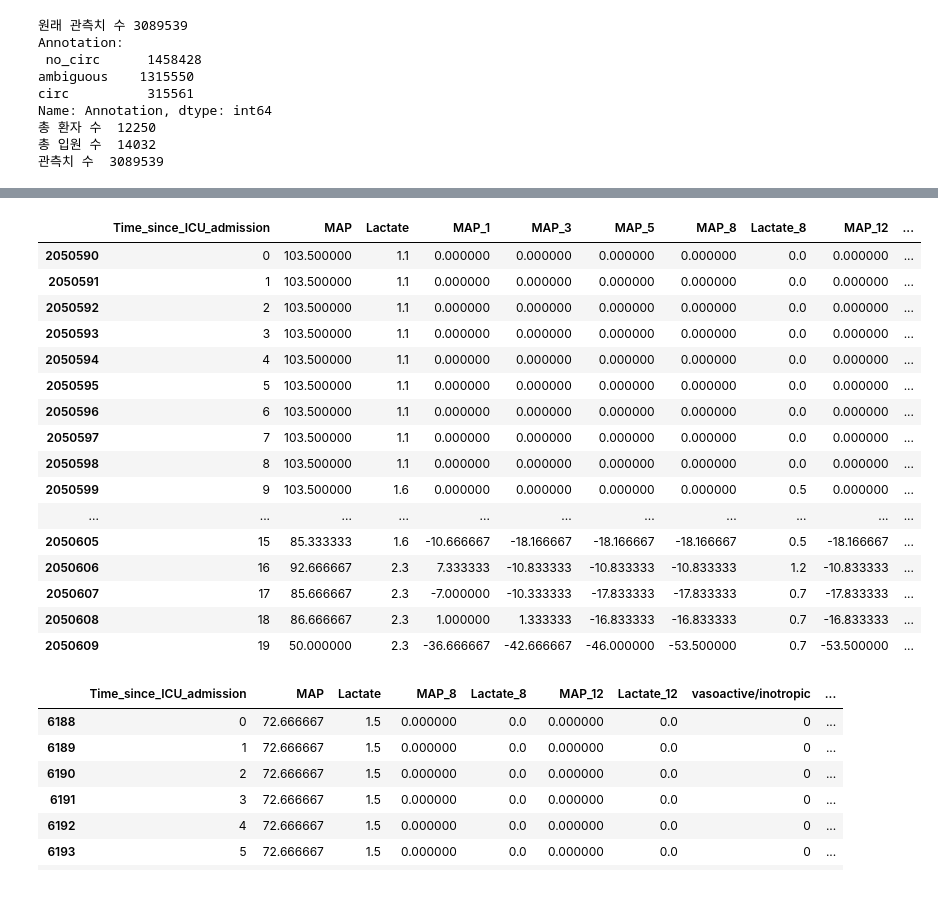
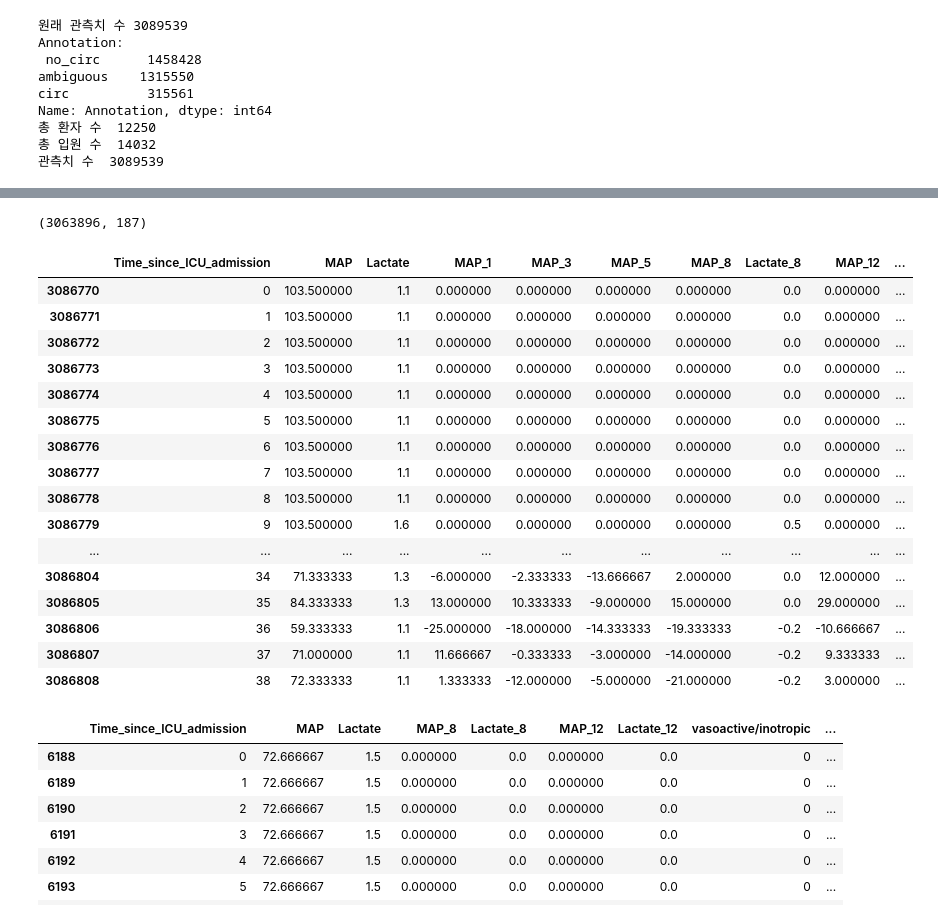
Before and after one commit to Jeong-Eul/CIRC_SCL, a Jupyter notebook: mainCircline.ipynb, the cells around one changed output, grey strips where cells are left out. Drawn from its saved outputs; the diff is of its cells as text; code cells hidden in the pictures.

```diff
--- a/mainCircline.ipynb
+++ b/mainCircline.ipynb
@@ -1289 +1263,8 @@ circ          229126
 Name: Annotation, dtype: int64
+# %%
+no_circ_state = df_cohort[(df_cohort['Annotation']=='no_circ')]
+
+drop_patient_case1_2 = no_circ_state[(no_circ_state['IABP'] == 1) | (no_circ_state['Impella'] == 1) | (no_circ_state['ECMO'] == 1)].stay_id.unique()
+drop_patient = drop_patient_case1_2
+
+print('제거 대상 입원 수 :', len(drop_patient))
@@ -1292,11 +1275,3 @@ sns1 = df_cohort[(df_cohort['Annotation']=='no_circ')&(df_cohort['circ_next_12h'
 sns2 = df_cohort[(df_cohort['Annotation']=='no_circ')&(df_cohort['circ_next_12h']==1)]
 sns3 = df_cohort[(df_cohort['Annotation']=='circ')&(df_cohort['circ_next_12h']==0)]
 sns4 = df_cohort[(df_cohort['Annotation']=='circ')&(df_cohort['circ_next_12h']==1)]
-# %%
-drop_patient_case1 = sns1[(sns1['IABP'] == 1) | (sns1['Impella'] == 1) | (sns1['ECMO'] == 1)].subject_id.unique()
-drop_patient = drop_patient_case1
-
-drop_patient_case2 = sns2[(sns2['IABP'] == 1) | (sns2['Impella'] == 1) | (sns2['ECMO'] == 1)].subject_id.unique()
-drop_patient = np.append(drop_patient, drop_patient_case2, axis =0)
-
-print('제거 대상 환자 수 :', len(drop_patient))
@@ -1338,7 +1311,7 @@ import matplotlib.pyplot as plt
 import seaborn as sns
 import pandas as pd
 
-result_7 = df_cohort[~(df_cohort['subject_id'].isin(drop_patient))]
+result_7 = df_cohort[~(df_cohort['stay_id'].isin(drop_patient))]
 
 sns1 = result_7[(result_7['Annotation']=='no_circ')&(result_7['circ_next_12h']==0)]
 sns2 = result_7[(result_7['Annotation']=='no_circ')&(result_7['circ_next_12h']==1)]
@@ -1533,5 +1390,3 @@ Name: Respiratory_rate, Length: 2553, dtype: int64
-# %%
-result_10 = result_10.drop(rate_columns, axis = 1)
 # %%
 def make_extra_variable(df, vaso_ino):
 
@@ -1562,23 +1419,27 @@ dataset = make_extra_variable(result_10, vaso_ino)
+# %%
+dataset.shape
+# %% [output]
+(3063896, 187)
 # %%
-dataset[dataset['stay_id']==39986786].head(20)[['Time_since_ICU_admission','MAP', 'Lactate','MAP_1','MAP_3','MAP_5', 'MAP_8', 'Lactate_8', 'MAP_12', 'Lactate_12', 'vasoactive/inotropic', 'Annotation','circ_next_12h']]
+dataset[dataset['stay_id']==39986786].head(39)[['Time_since_ICU_admission','MAP', 'Lactate','MAP_1','MAP_3','MAP_5', 'MAP_8', 'Lactate_8', 'MAP_12', 'Lactate_12', 'vasoactive/inotropic', 'Annotation','circ_next_12h']]
 # %% [output]
 |  | Time_since_ICU_admission | MAP | Lactate | MAP_1 | MAP_3 | MAP_5 | MAP_8 | Lactate_8 | MAP_12 | ... |
-| 2050590 | 0 | 103.500000 | 1.1 | 0.000000 | 0.000000 | 0.000000 | 0.000000 | 0.0 | 0.000000 | ... |
-| 2050591 | 1 | 103.500000 | 1.1 | 0.000000 | 0.000000 | 0.000000 | 0.000000 | 0.0 | 0.000000 | ... |
-| 2050592 | 2 | 103.500000 | 1.1 | 0.000000 | 0.000000 | 0.000000 | 0.000000 | 0.0 | 0.000000 | ... |
-| 2050593 | 3 | 103.500000 | 1.1 | 0.000000 | 0.000000 | 0.000000 | 0.000000 | 0.0 | 0.000000 | ... |
-| 2050594 | 4 | 103.500000 | 1.1 | 0.000000 | 0.000000 | 0.000000 | 0.000000 | 0.0 | 0.000000 | ... |
-| 2050595 | 5 | 103.500000 | 1.1 | 0.000000 | 0.000000 | 0.000000 | 0.000000 | 0.0 | 0.000000 | ... |
-| 2050596 | 6 | 103.500000 | 1.1 | 0.000000 | 0.000000 | 0.000000 | 0.000000 | 0.0 | 0.000000 | ... |
-| 2050597 | 7 | 103.500000 | 1.1 | 0.000000 | 0.000000 | 0.000000 | 0.000000 | 0.0 | 0.000000 | ... |
-| 2050598 | 8 | 103.500000 | 1.1 | 0.000000 | 0.000000 | 0.000000 | 0.000000 | 0.0 | 0.000000 | ... |
-| 2050599 | 9 | 103.500000 | 1.6 | 0.000000 | 0.000000 | 0.000000 | 0.000000 | 0.5 | 0.000000 | ... |
+| 3086770 | 0 | 103.500000 | 1.1 | 0.000000 | 0.000000 | 0.000000 | 0.000000 | 0.0 | 0.000000 | ... |
+| 3086771 | 1 | 103.500000 | 1.1 | 0.000000 | 0.000000 | 0.000000 | 0.000000 | 0.0 | 0.000000 | ... |
+| 3086772 | 2 | 103.500000 | 1.1 | 0.000000 | 0.000000 | 0.000000 | 0.000000 | 0.0 | 0.000000 | ... |
+| 3086773 | 3 | 103.500000 | 1.1 | 0.000000 | 0.000000 | 0.000000 | 0.000000 | 0.0 | 0.000000 | ... |
+| 3086774 | 4 | 103.500000 | 1.1 | 0.000000 | 0.000000 | 0.000000 | 0.000000 | 0.0 | 0.000000 | ... |
+| 3086775 | 5 | 103.500000 | 1.1 | 0.000000 | 0.000000 | 0.000000 | 0.000000 | 0.0 | 0.000000 | ... |
+| 3086776 | 6 | 103.500000 | 1.1 | 0.000000 | 0.000000 | 0.000000 | 0.000000 | 0.0 | 0.000000 | ... |
+| 3086777 | 7 | 103.500000 | 1.1 | 0.000000 | 0.000000 | 0.000000 | 0.000000 | 0.0 | 0.000000 | ... |
+| 3086778 | 8 | 103.500000 | 1.1 | 0.000000 | 0.000000 | 0.000000 | 0.000000 | 0.0 | 0.000000 | ... |
+| 3086779 | 9 | 103.500000 | 1.6 | 0.000000 | 0.000000 | 0.000000 | 0.000000 | 0.5 | 0.000000 | ... |
 | ... | ... | ... | ... | ... | ... | ... | ... | ... | ... | ... |
-| 2050605 | 15 | 85.333333 | 1.6 | -10.666667 | -18.166667 | -18.166667 | -18.166667 | 0.5 | -18.166667 | ... |
-| 2050606 | 16 | 92.666667 | 2.3 | 7.333333 | -10.833333 | -10.833333 | -10.833333 | 1.2 | -10.833333 | ... |
-| 2050607 | 17 | 85.666667 | 2.3 | -7.000000 | -10.333333 | -17.833333 | -17.833333 | 0.7 | -17.833333 | ... |
-| 2050608 | 18 | 86.666667 | 2.3 | 1.000000 | 1.333333 | -16.833333 | -16.833333 | 0.7 | -16.833333 | ... |
-| 2050609 | 19 | 50.000000 | 2.3 | -36.666667 | -42.666667 | -46.000000 | -53.500000 | 0.7 | -53.500000 | ... |
+| 3086804 | 34 | 71.333333 | 1.3 | -6.000000 | -2.333333 | -13.666667 | 2.000000 | 0.0 | 12.000000 | ... |
+| 3086805 | 35 | 84.333333 | 1.3 | 13.000000 | 10.333333 | -9.000000 | 15.000000 | 0.0 | 29.000000 | ... |
+| 3086806 | 36 | 59.333333 | 1.1 | -25.000000 | -18.000000 | -14.333333 | -19.333333 | -0.2 | -10.666667 | ... |
+| 3086807 | 37 | 71.000000 | 1.1 | 11.666667 | -0.333333 | -3.000000 | -14.000000 | -0.2 | 9.333333 | ... |
+| 3086808 | 38 | 72.333333 | 1.1 | 1.333333 | -12.000000 | -5.000000 | -21.000000 | -0.2 | 3.000000 | ... |
 # %%
 # dataset.reset_index(drop=True).to_csv('mimic-iv_circ12h(의료정보학회추계).csv')
 # %%
```
Also changed, not shown: parts of 50 cells of this notebook.
